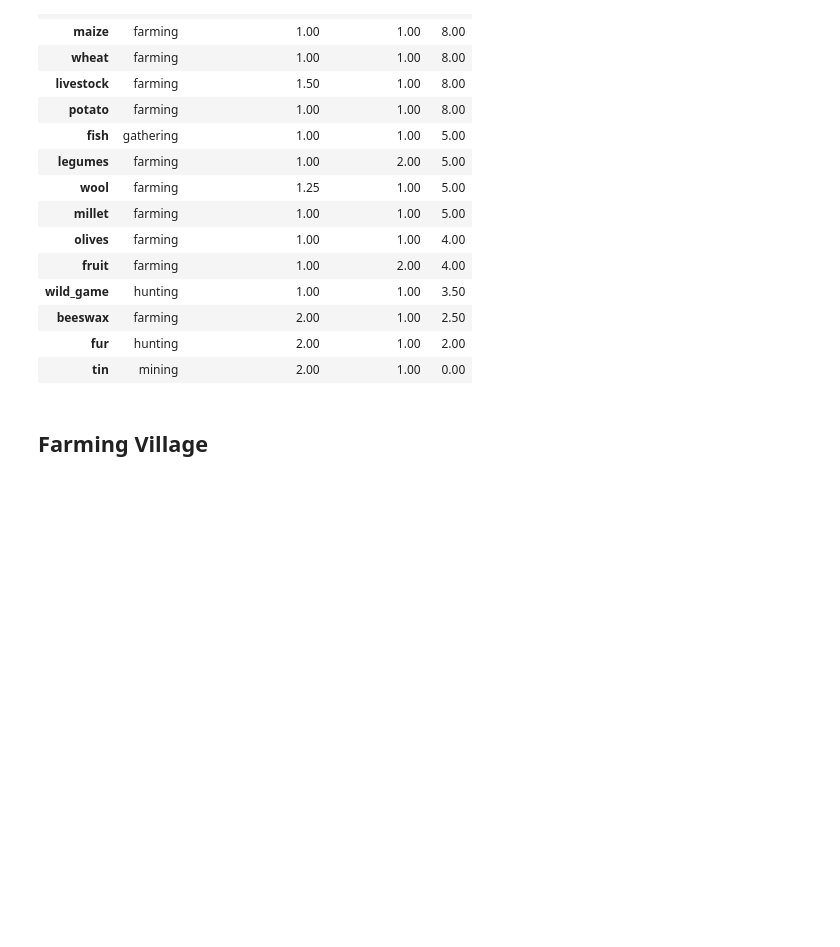
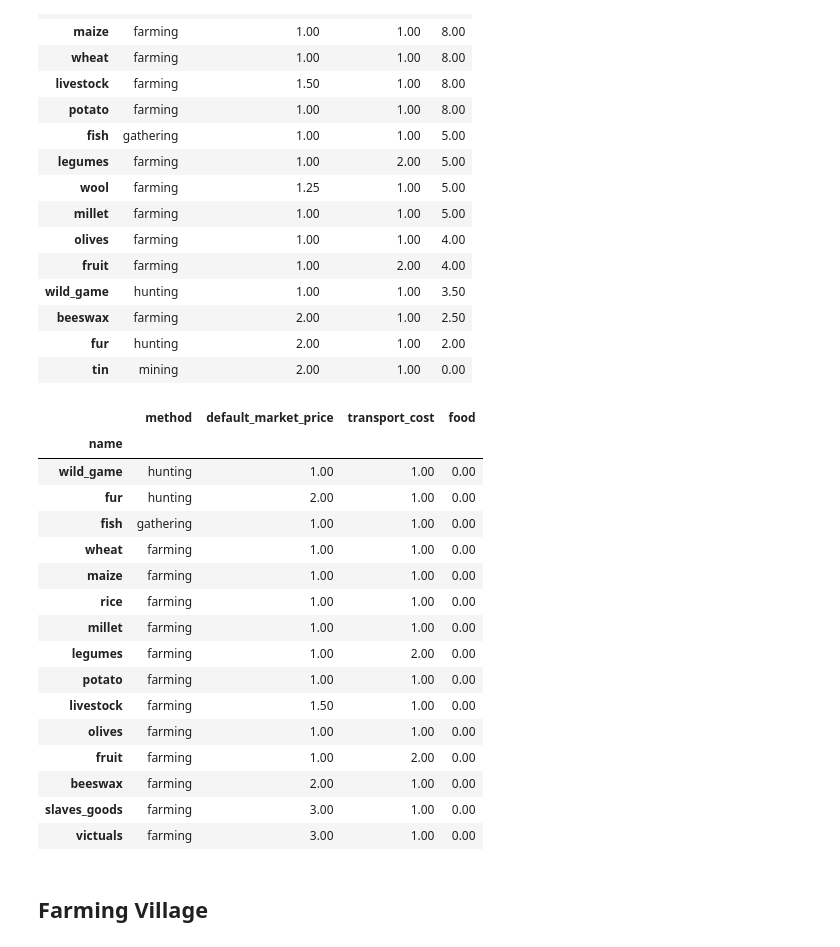
Before and after one commit to JanB1989/ProsperOrPerish, a Jupyter notebook: ProsperPerishCalcs/analysis/building_levels/notebooks/production_method_comparison.ipynb, the cells around one changed output. Saved outputs shown, nothing was run; the diff lists cells and outputs as text; code cells hidden in the pictures; blank space fills up the shorter version.

```diff
--- a/ProsperPerishCalcs/analysis/building_levels/notebooks/production_method_comparison.ipynb
+++ b/ProsperPerishCalcs/analysis/building_levels/notebooks/production_method_comparison.ipynb
@@ -93,9 +93,27 @@ goods_data.vanilla_df[["method", "default_market_price", "transport_cost", "food
 # %%
 # goods_data.modded_df.columns
 # print(goods_data.modded_df.shape)
 # print(goods_data.modded_df.columns)
-# goods_data.modded_df[["method", "default_market_price", "transport_cost", "food"]].sort_values(by="food", ascending=False).tail(40)
+goods_data.modded_df[["method", "default_market_price", "transport_cost", "food"]].sort_values(by="food", ascending=False).tail(15)
 # goods_data.modded_df[["method", "default_market_price", "transport_cost", "food"]].sort_values(by="transport_cost", ascending=True).head(40)
+# %% [output]
+|  | method | default_market_price | transport_cost | food |
+| name |  |  |  |  |
+| wild_game | hunting | 1.00 | 1.00 | 0.00 |
+| fur | hunting | 2.00 | 1.00 | 0.00 |
+| fish | gathering | 1.00 | 1.00 | 0.00 |
+| wheat | farming | 1.00 | 1.00 | 0.00 |
+| maize | farming | 1.00 | 1.00 | 0.00 |
+| rice | farming | 1.00 | 1.00 | 0.00 |
+| millet | farming | 1.00 | 1.00 | 0.00 |
+| legumes | farming | 1.00 | 2.00 | 0.00 |
+| potato | farming | 1.00 | 1.00 | 0.00 |
+| livestock | farming | 1.50 | 1.00 | 0.00 |
+| olives | farming | 1.00 | 1.00 | 0.00 |
+| fruit | farming | 1.00 | 2.00 | 0.00 |
+| beeswax | farming | 2.00 | 1.00 | 0.00 |
+| slaves_goods | farming | 3.00 | 1.00 | 0.00 |
+| victuals | farming | 3.00 | 1.00 | 0.00 |
 # %%
 def get_slot_df(building_name, slot_index, is_modded=True):
     comp = building_data.compare_production_methods(building_name, goods_data=goods_data, defines_data=defines_data, pop_data=pop_data)
```
Also changed, not shown: parts of 10 cells of this notebook, 20 other files.
